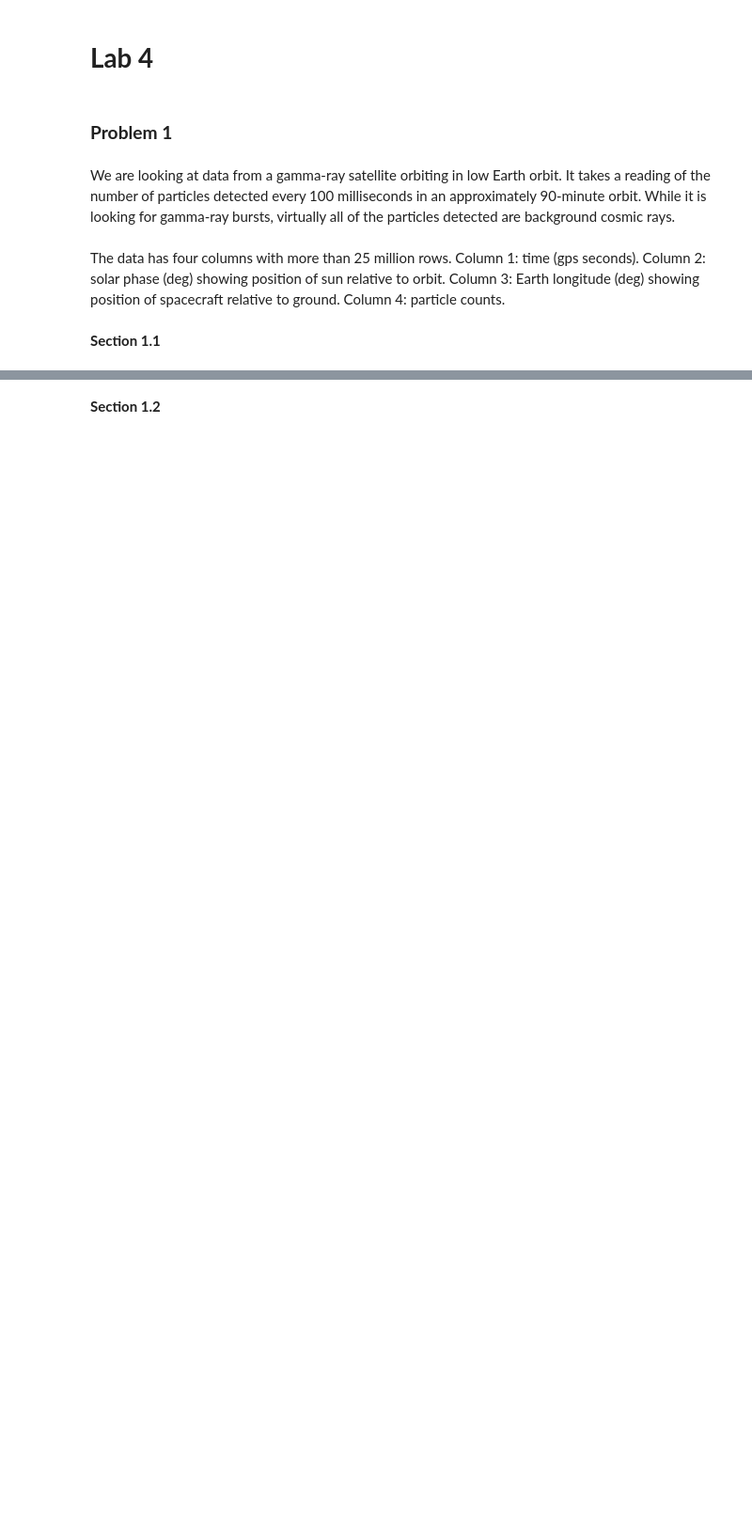
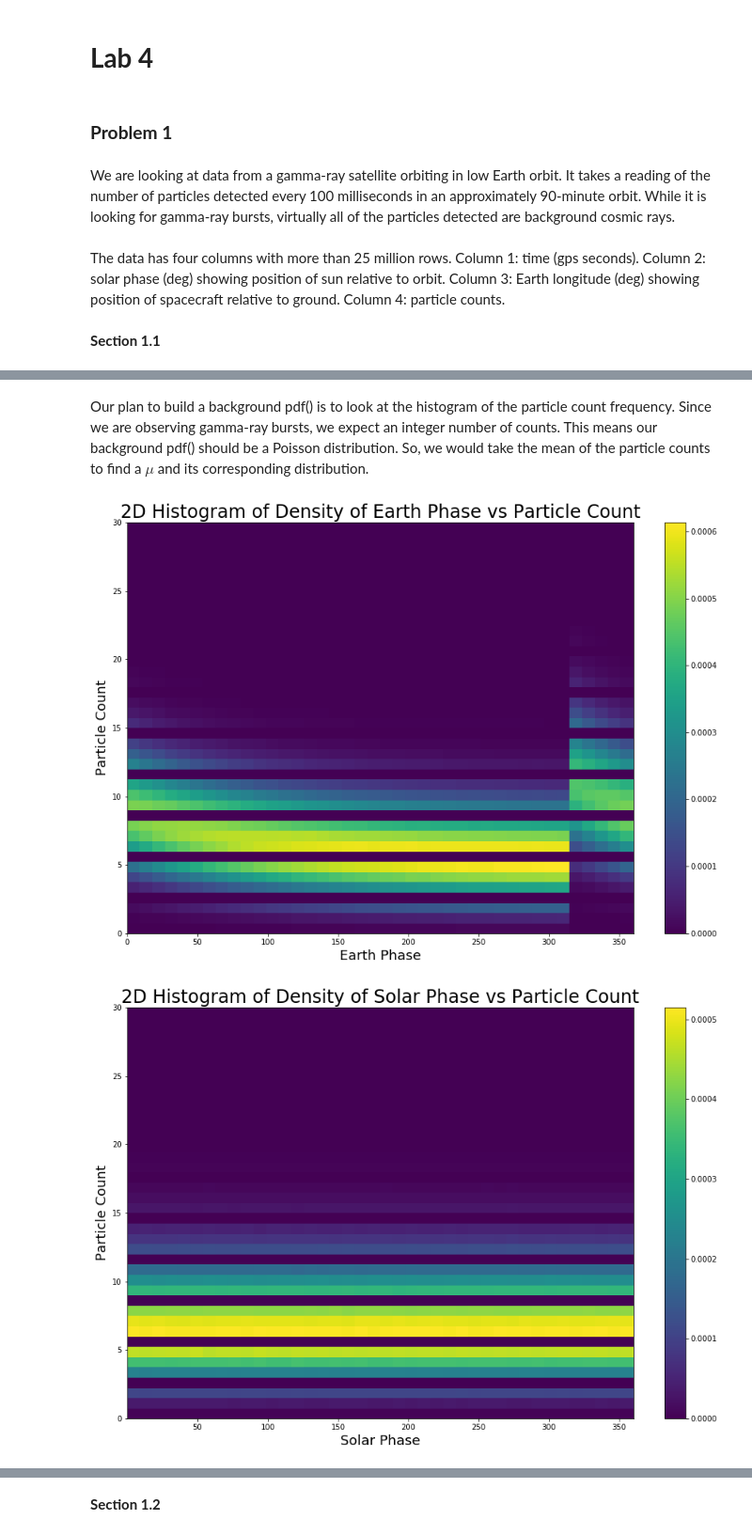
Before and after one commit to DerrickNguyenUW/PHYS434, a Jupyter notebook: Lab4.ipynb, the cells around one changed output, grey strips where cells are left out. Shown at 94% size. Cells and saved outputs as stored; diff of their text form; code cells hidden in the pictures; blank space fills up the shorter version.

```diff
--- a/Lab4.ipynb
+++ b/Lab4.ipynb
@@ -6,12 +6,11 @@ import numpy as np
 import matplotlib
 import matplotlib.pyplot as plt
 import scipy
+import statistics
+import math
 from scipy import stats
 import h5py
 import pandas as pd
-
-#this sets the size of the plot to something useful
-plt.rcParams["figure.figsize"] = (12,8)
 # %% [markdown]
 ### **Problem 1**
 # %% [markdown]
@@ -59,0 +30,31 @@ plt.show()
+# %% [markdown]
+Our plan to build a background pdf() is to look at the histogram of the particle count frequency. Since we are observing gamma-ray bursts, we expect an integer number of counts. This means our background pdf() should be a Poisson distribution. So, we would take the mean of the particle counts to find a $\mu$ and its corresponding distribution.
+# %%
+# grab data from columns
+time = data[0]
+sphase = data[1]
+ephase = data[2]
+pcount = data[3]
+# %%
+# 2d hist plot of earth phase vs particle count
+fig, ax = plt.subplots(1, 1)
+fig.set_figheight(10)
+fig.set_figwidth(15)
+h = ax.hist2d(ephase, pcount,bins=(40,40), density=True);
+plt.title("2D Histogram of Density of Earth Phase vs Particle Count", fontsize = 24)
+plt.ylabel("Particle Count", fontsize = 18)
+plt.xlabel("Earth Phase", fontsize = 18)
+fcb = plt.colorbar(h[3], ax=ax);
+
+# 2d hist plot of solar phase vs particle count
+fig, ax = plt.subplots(1, 1)
+fig.set_figheight(10)
+fig.set_figwidth(15)
+h = ax.hist2d(sphase, pcount,bins=(40,40), density=True);
+plt.title("2D Histogram of Density of Solar Phase vs Particle Count", fontsize = 24)
+plt.ylabel("Particle Count", fontsize = 18)
+plt.xlabel("Solar Phase", fontsize = 18)
+fcb = plt.colorbar(h[3], ax=ax);
+# %% [output]
+[figure, added]
+[figure, added]
```
Also changed, not shown: parts of 21 cells of this notebook, 1 other file.
